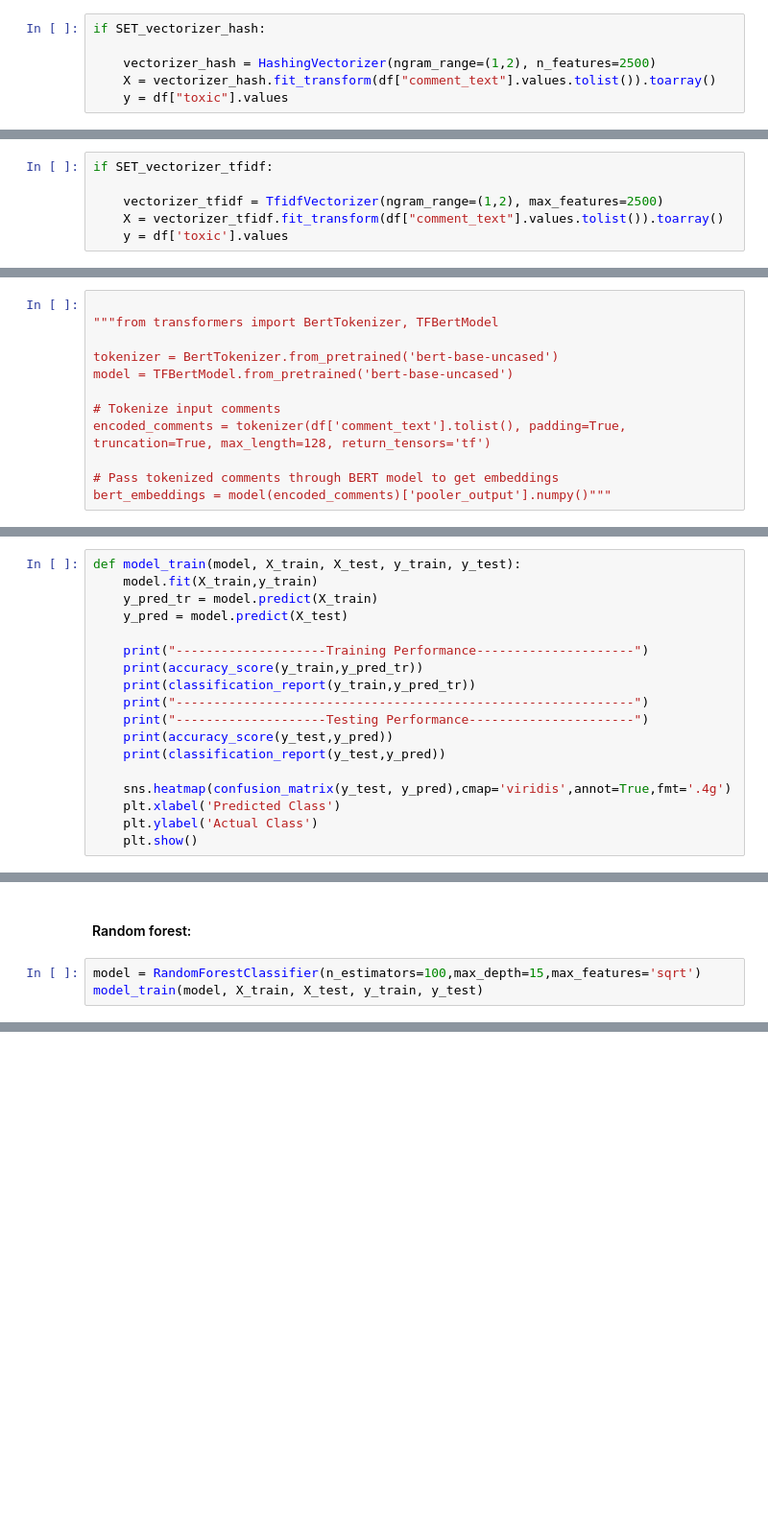
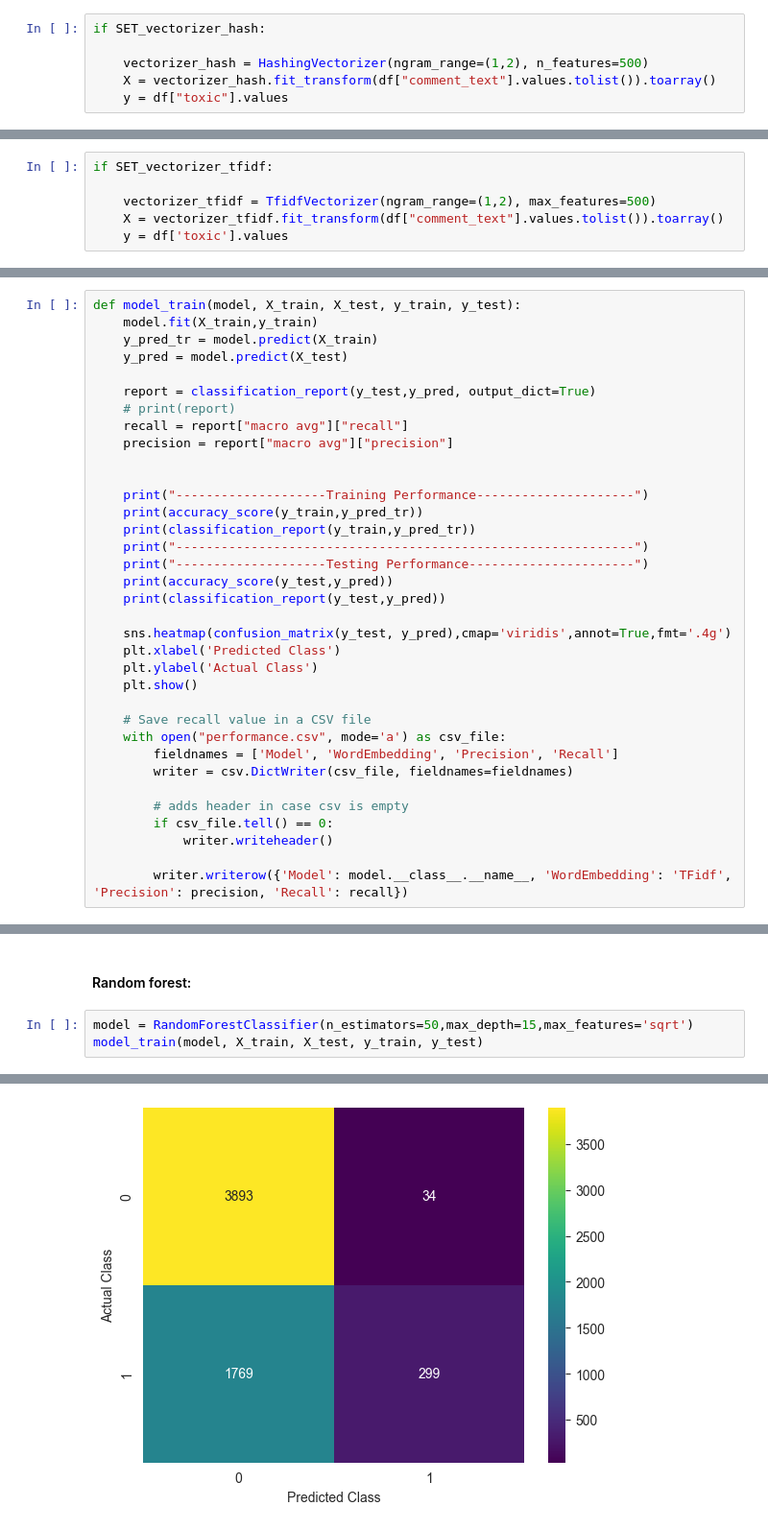
Before and after one commit to alessiodrigatti/toxic-classification, a Jupyter notebook: hatespeech-classification.ipynb, the cells around one changed output, grey strips where cells are left out. Shown at 96% size. Drawn from its saved outputs; the diff is of its cells as text; blank space fills up the shorter version.

Commit message:
build in performance tracking. Last version before split in different notebooks

```diff
--- a/hatespeech-classification.ipynb
+++ b/hatespeech-classification.ipynb
@@ -46,7 +51,7 @@ df.head()
 # %%
 if SET_vectorizer_hash:
 
-    vectorizer_hash = HashingVectorizer(ngram_range=(1,2), n_features=2500)
+    vectorizer_hash = HashingVectorizer(ngram_range=(1,2), n_features=500)
     X = vectorizer_hash.fit_transform(df["comment_text"].values.tolist()).toarray()
     y = df["toxic"].values
 # %% [markdown]
@@ -54,7 +59,7 @@ if SET_vectorizer_hash:
 # %%
 if SET_vectorizer_tfidf:
 
-    vectorizer_tfidf = TfidfVectorizer(ngram_range=(1,2), max_features=2500)
+    vectorizer_tfidf = TfidfVectorizer(ngram_range=(1,2), max_features=500)
     X = vectorizer_tfidf.fit_transform(df["comment_text"].values.tolist()).toarray()
     y = df['toxic'].values
 # %% [markdown]
@@ -106,12 +108,0 @@ if SET_vectorizer_OHE:
-# %%
-
-"""from transformers import BertTokenizer, TFBertModel
-
-tokenizer = BertTokenizer.from_pretrained('bert-base-uncased')
-model = TFBertModel.from_pretrained('bert-base-uncased')
-
-# Tokenize input comments
-encoded_comments = tokenizer(df['comment_text'].tolist(), padding=True, truncation=True, max_length=128, return_tensors='tf')
-
-# Pass tokenized comments through BERT model to get embeddings
-bert_embeddings = model(encoded_comments)['pooler_output'].numpy()"""
@@ -191,6 +160,12 @@ def model_train(model, X_train, X_test, y_train, y_test):
     model.fit(X_train,y_train)
     y_pred_tr = model.predict(X_train)
     y_pred = model.predict(X_test)
+
+    report = classification_report(y_test,y_pred, output_dict=True)
+    # print(report)
+    recall = report["macro avg"]["recall"]
+    precision = report["macro avg"]["precision"]
+
 
     print("--------------------Training Performance---------------------")
     print(accuracy_score(y_train,y_pred_tr))
@@ -204,6 +179,17 @@ def model_train(model, X_train, X_test, y_train, y_test):
     plt.xlabel('Predicted Class')
     plt.ylabel('Actual Class')
     plt.show()
+
+    # Save recall value in a CSV file
+    with open("performance.csv", mode='a') as csv_file:
+        fieldnames = ['Model', 'WordEmbedding', 'Precision', 'Recall']
+        writer = csv.DictWriter(csv_file, fieldnames=fieldnames)
+
+        # adds header in case csv is empty
+        if csv_file.tell() == 0:
+            writer.writeheader()
+
+        writer.writerow({'Model': model.__class__.__name__, 'WordEmbedding': 'TFidf', 'Precision': precision, 'Recall': recall})
 # %% [markdown]
 #### Naive Bayes:
 # %%
@@ -219,5 +241,6 @@ model_train(modelLR, X_train, X_test, y_train, y_test)
 # %% [markdown]
 #### Random forest:
 # %%
-model = RandomForestClassifier(n_estimators=100,max_depth=15,max_features='sqrt')
+model = RandomForestClassifier(n_estimators=50,max_depth=15,max_features='sqrt')
 model_train(model, X_train, X_test, y_train, y_test)
+# %% [output]
@@ -224,2 +264,3 @@ model_train(model, X_train, X_test, y_train, y_test)
+[figure, added]
 # %%
 print("finished")
```
Also changed, not shown: parts of 11 cells of this notebook.
